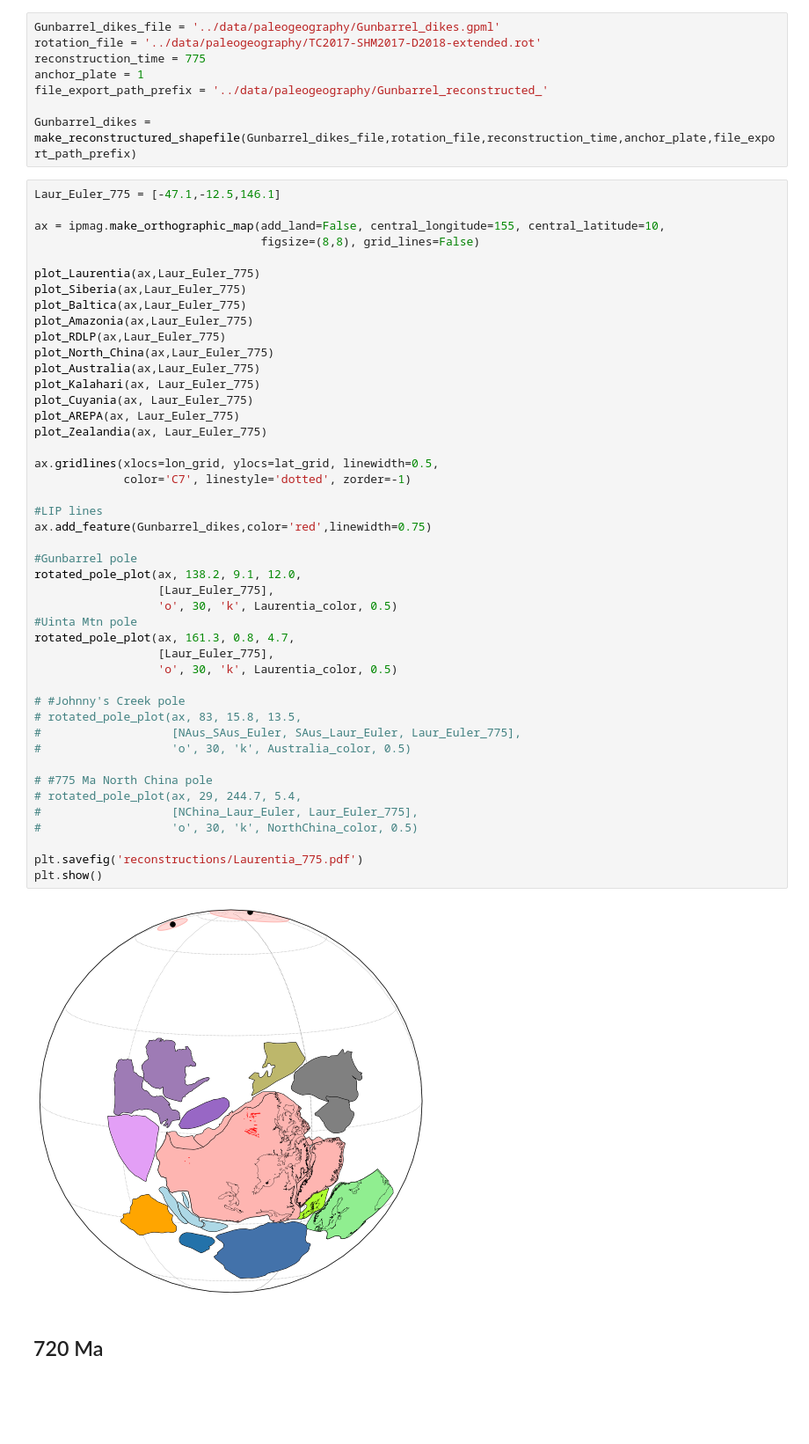
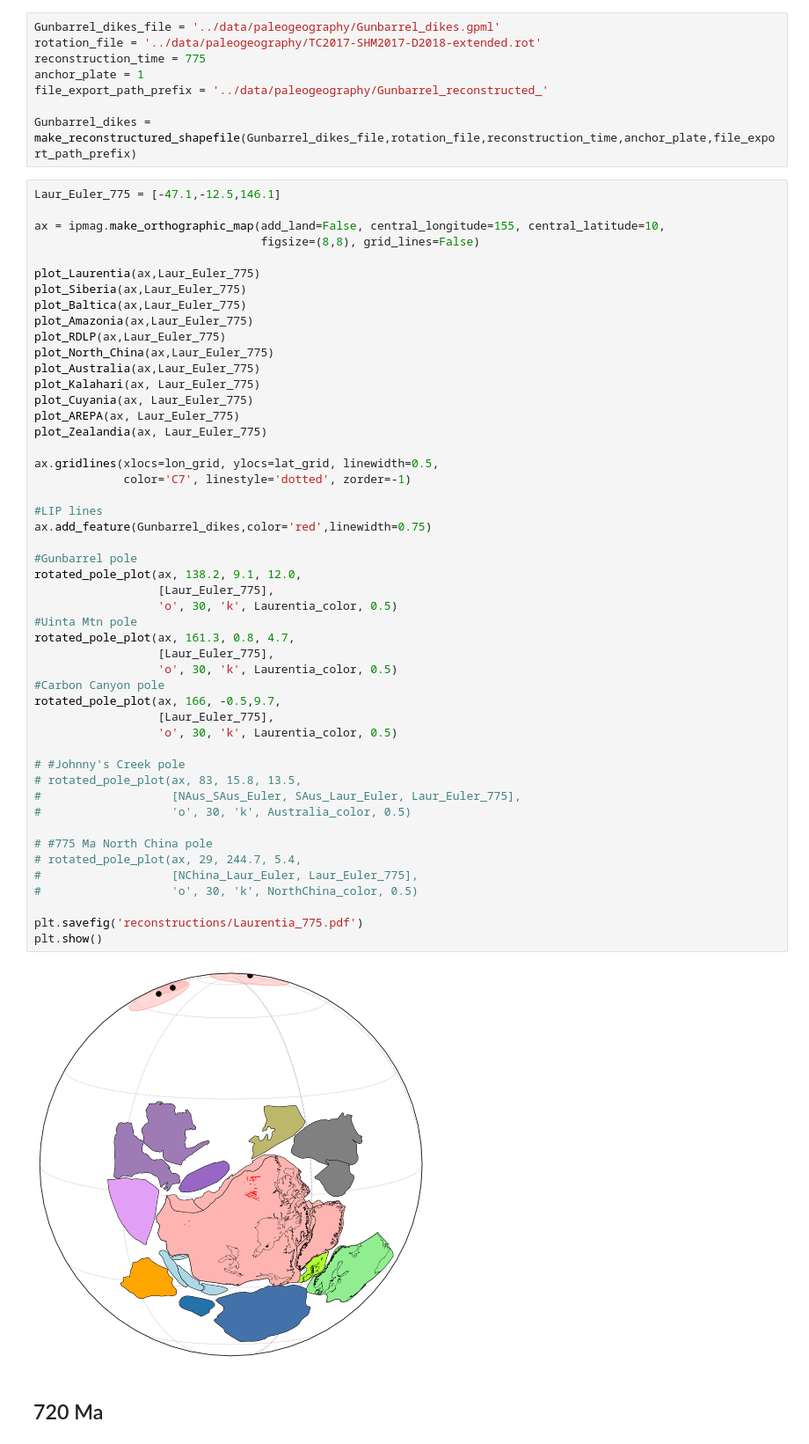
Before and after one commit to Swanson-Hysell/Mesoproterozoic_Turning_Point, a Jupyter notebook: code/paleogeography.ipynb, the cells around one changed output. Shown at 88% size. Cells and saved outputs as stored; diff of their text form; blank space fills up the shorter version.

```diff
--- a/code/paleogeography.ipynb
+++ b/code/paleogeography.ipynb
@@ -369,34 +417,38 @@ plot_AREPA(ax, Laur_Euler_775)
 plot_Zealandia(ax, Laur_Euler_775)
 
 ax.gridlines(xlocs=lon_grid, ylocs=lat_grid, linewidth=0.5,
              color='C7', linestyle='dotted', zorder=-1)
 
 #LIP lines
 ax.add_feature(Gunbarrel_dikes,color='red',linewidth=0.75)
 
 #Gunbarrel pole
 rotated_pole_plot(ax, 138.2, 9.1, 12.0,
                   [Laur_Euler_775],
                   'o', 30, 'k', Laurentia_color, 0.5)
 #Uinta Mtn pole
 rotated_pole_plot(ax, 161.3, 0.8, 4.7,
                   [Laur_Euler_775],
                   'o', 30, 'k', Laurentia_color, 0.5)
+#Carbon Canyon pole
+rotated_pole_plot(ax, 166, -0.5,9.7,
+                  [Laur_Euler_775],
+                  'o', 30, 'k', Laurentia_color, 0.5)
 
 # #Johnny's Creek pole
 # rotated_pole_plot(ax, 83, 15.8, 13.5,
 #                   [NAus_SAus_Euler, SAus_Laur_Euler, Laur_Euler_775],
 #                   'o', 30, 'k', Australia_color, 0.5)
 
 # #775 Ma North China pole
 # rotated_pole_plot(ax, 29, 244.7, 5.4,
 #                   [NChina_Laur_Euler, Laur_Euler_775],
 #                   'o', 30, 'k', NorthChina_color, 0.5)
 
 plt.savefig('reconstructions/Laurentia_775.pdf')
 plt.show()
 # %% [output]
-[figure, old version]
+[figure, new version]
 # %% [markdown]
 ## 720 Ma
 # %%
```
Also changed, not shown: parts of 6 cells of this notebook.
